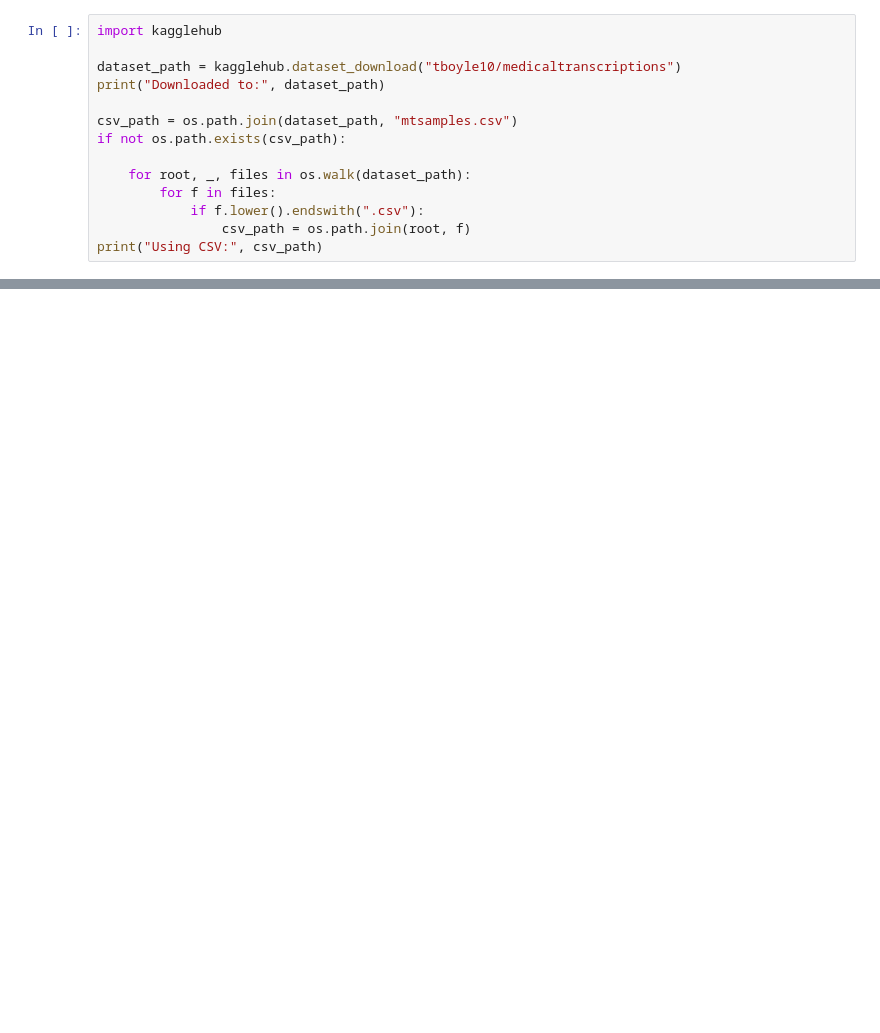
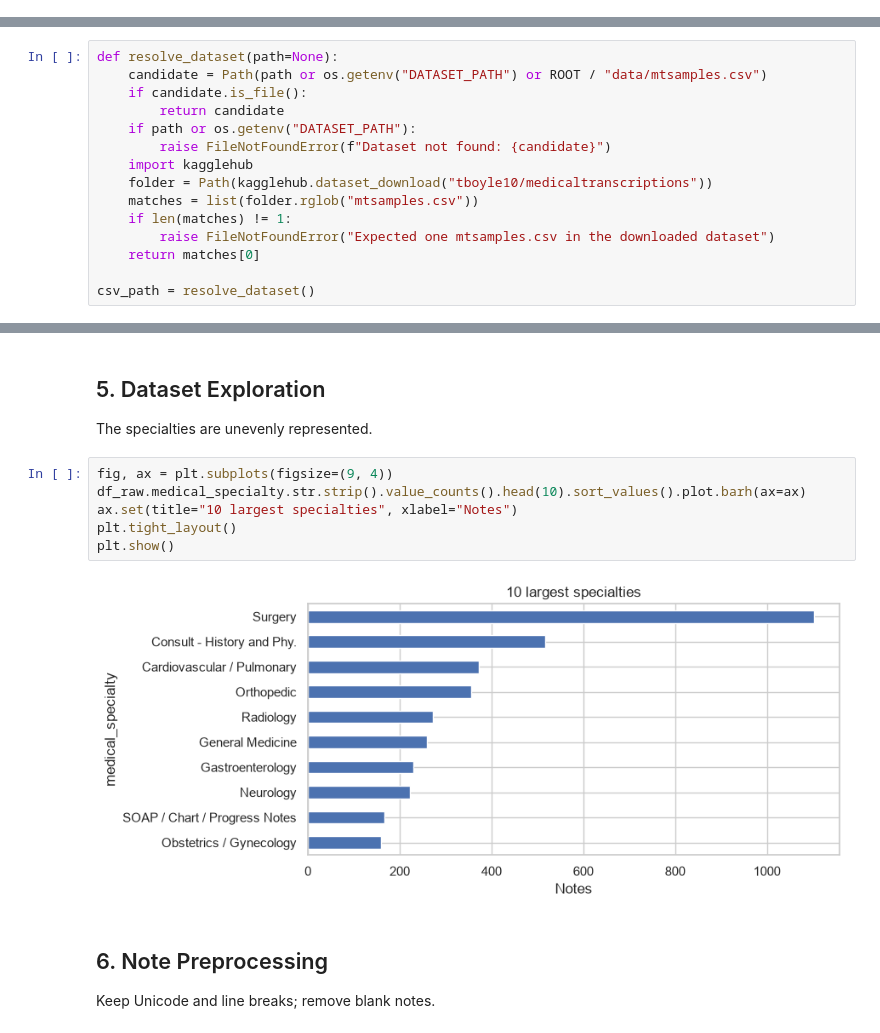
Before and after one commit to Abdelrahman-Nashaat/Depi, a Jupyter notebook: clinical.ipynb, the cells around one changed output, grey strips where cells are left out. Saved outputs shown, nothing was run; the diff lists cells and outputs as text; blank space fills up the shorter version.

```diff
--- a/clinical.ipynb
+++ b/clinical.ipynb
@@ -59,14 +0,0 @@ Environment ready.
-# %%
-import kagglehub
-
-dataset_path = kagglehub.dataset_download("tboyle10/medicaltranscriptions")
-print("Downloaded to:", dataset_path)
-
-csv_path = os.path.join(dataset_path, "mtsamples.csv")
-if not os.path.exists(csv_path):
-
-    for root, _, files in os.walk(dataset_path):
-        for f in files:
-            if f.lower().endswith(".csv"):
-                csv_path = os.path.join(root, f)
-print("Using CSV:", csv_path)
@@ -1175,0 +101,15 @@ machinery are identical. The substantive differences:
+# %%
+def resolve_dataset(path=None):
+    candidate = Path(path or os.getenv("DATASET_PATH") or ROOT / "data/mtsamples.csv")
+    if candidate.is_file():
+        return candidate
+    if path or os.getenv("DATASET_PATH"):
+        raise FileNotFoundError(f"Dataset not found: {candidate}")
+    import kagglehub
+    folder = Path(kagglehub.dataset_download("tboyle10/medicaltranscriptions"))
+    matches = list(folder.rglob("mtsamples.csv"))
+    if len(matches) != 1:
+        raise FileNotFoundError("Expected one mtsamples.csv in the downloaded dataset")
+    return matches[0]
+
+csv_path = resolve_dataset()
@@ -1175,0 +128,16 @@ machinery are identical. The substantive differences:
+# %% [markdown]
+## 5. Dataset Exploration
+
+The specialties are unevenly represented.
+# %%
+fig, ax = plt.subplots(figsize=(9, 4))
+df_raw.medical_specialty.str.strip().value_counts().head(10).sort_values().plot.barh(ax=ax)
+ax.set(title="10 largest specialties", xlabel="Notes")
+plt.tight_layout()
+plt.show()
+# %% [output]
+[figure, added]
+# %% [markdown]
+## 6. Note Preprocessing
+
+Keep Unicode and line breaks; remove blank notes.
```
Also changed, not shown: parts of 143 cells of this notebook, 4 other files.
